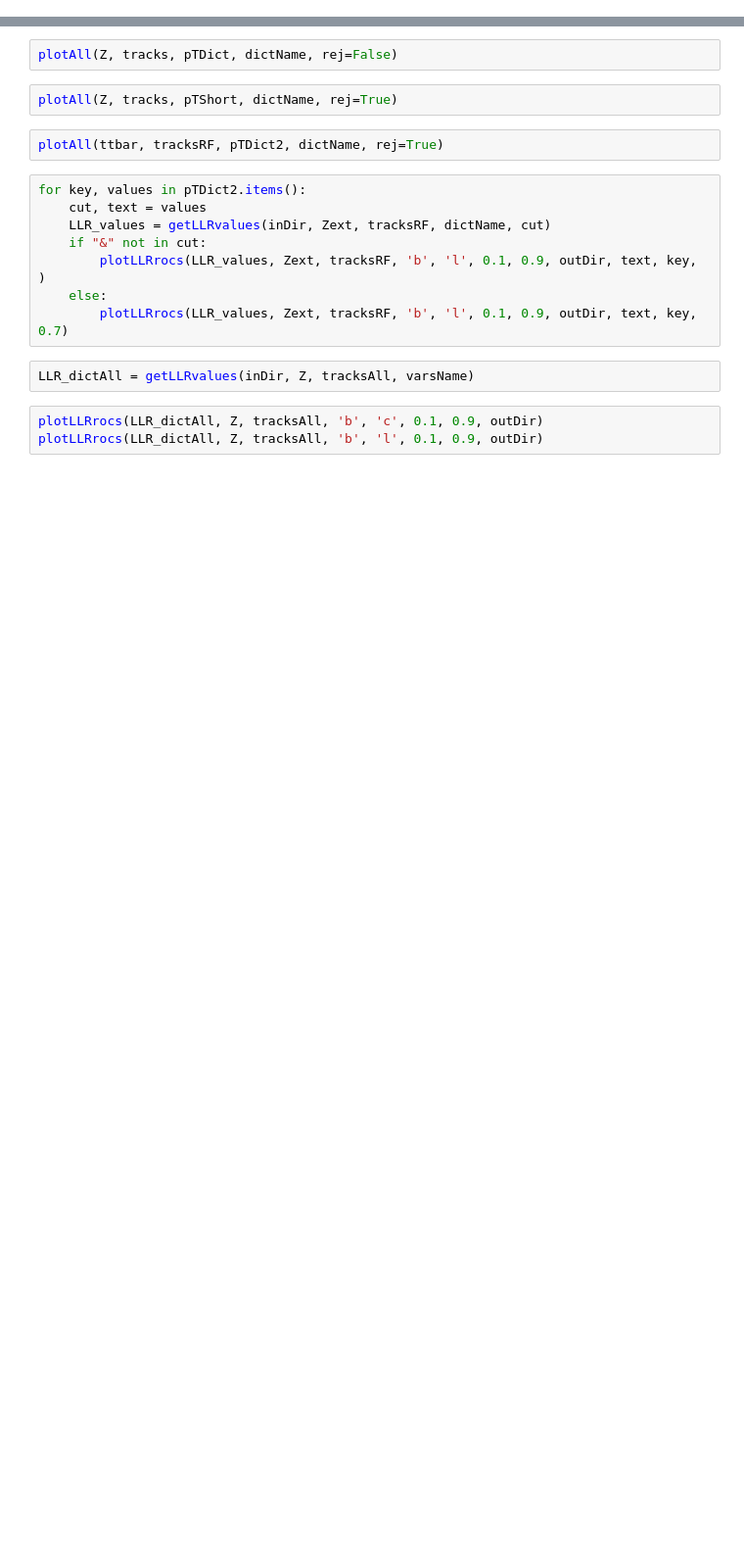
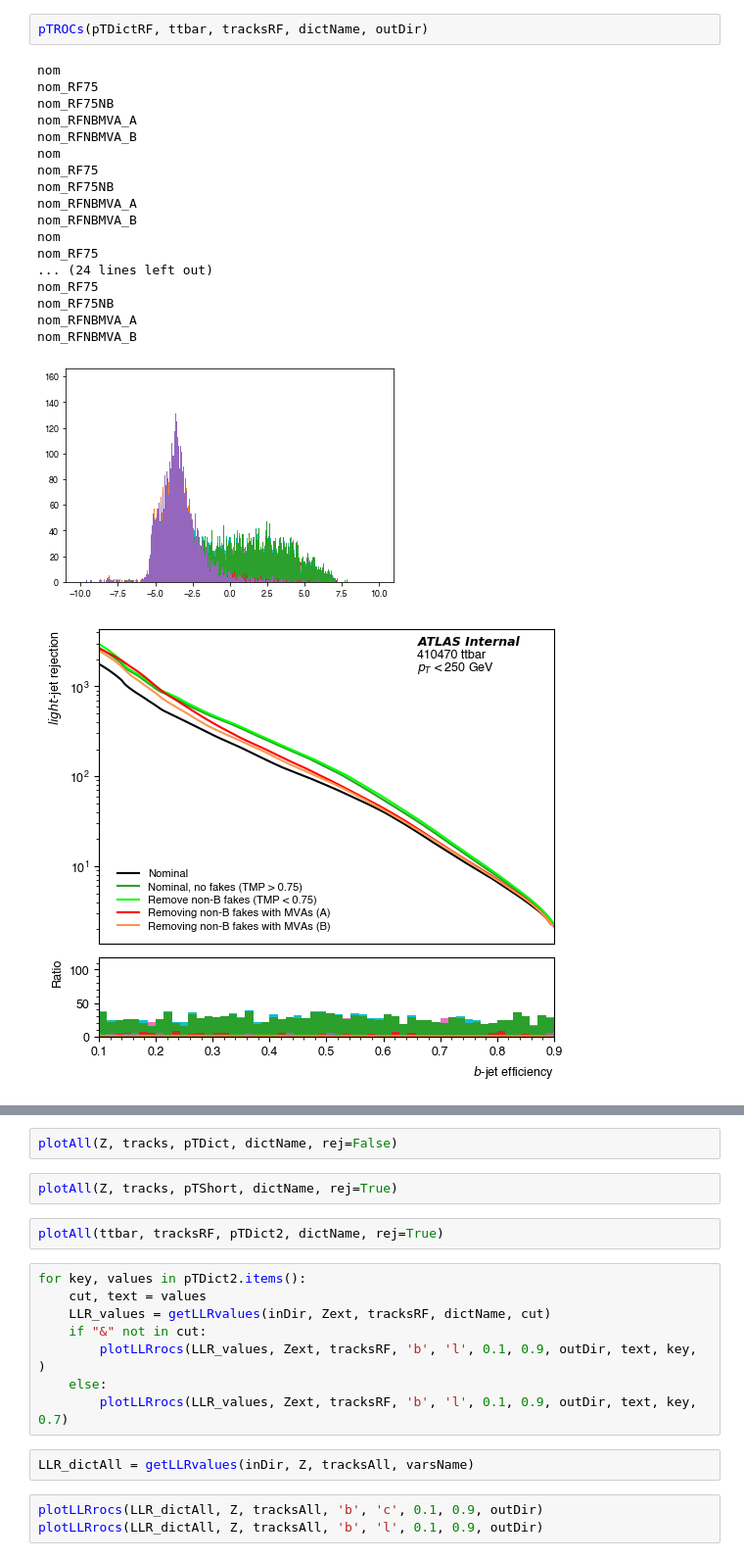
Before and after one commit to ava-lee/TrackingAnalysis, a Jupyter notebook: JF_LLR_ROC.ipynb, the cells around one changed output, grey strips where cells are left out. Shown at 98% size. Drawn from its saved outputs; the diff is of its cells as text; blank space fills up the shorter version.

```diff
--- a/JF_LLR_ROC.ipynb
+++ b/JF_LLR_ROC.ipynb
@@ -212,0 +200,22 @@ def plotAll(version, tracks, pTDict, dictName, rej=True):
+# %%
+pTROCs(pTDictRF, ttbar, tracksRF, dictName, outDir)
+# %% [output]
+nom
+nom_RF75
+nom_RF75NB
+nom_RFNBMVA_A
+nom_RFNBMVA_B
+nom
+nom_RF75
+nom_RF75NB
+nom_RFNBMVA_A
+nom_RFNBMVA_B
+nom
+nom_RF75
+... (24 lines left out)
+nom_RF75
+nom_RF75NB
+nom_RFNBMVA_A
+nom_RFNBMVA_B
+[figure, added]
+[figure, added]
```
Also changed, not shown: parts of 8 cells of this notebook, 1 other file.
